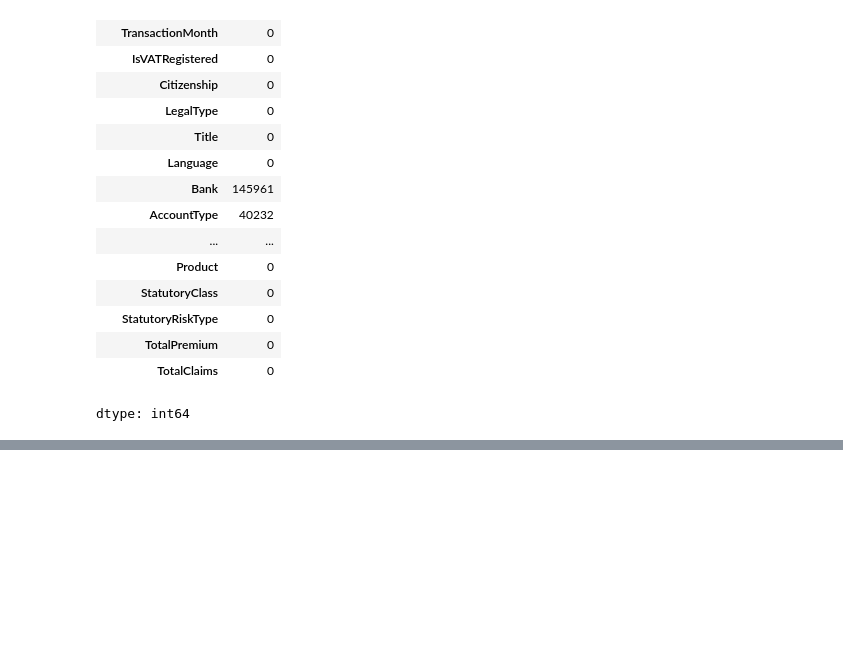
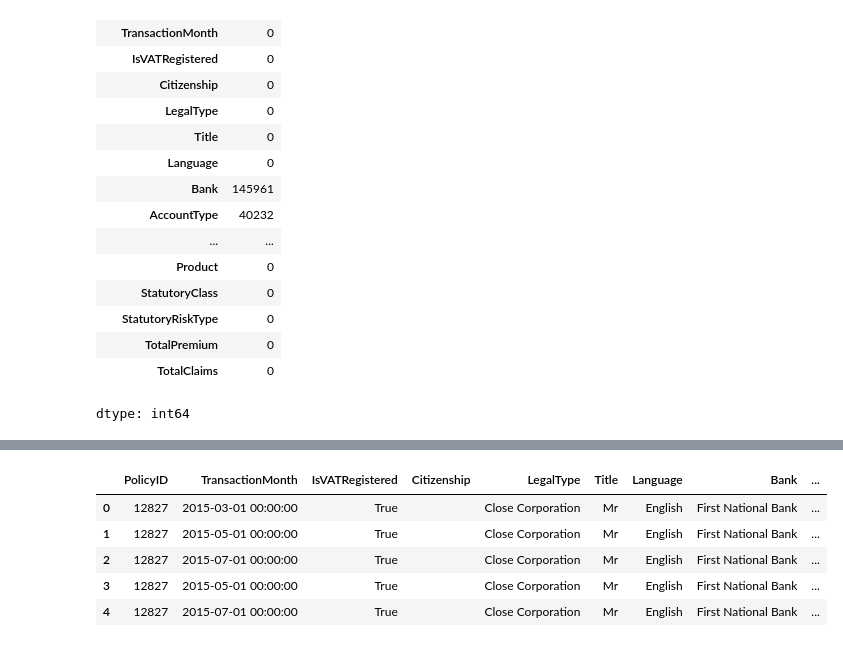
Before and after one commit to Amanzlastt/kifyaw3, a Jupyter notebook: notebooks/Eda.ipynb, the cells around one changed output, grey strips where cells are left out. Saved outputs shown, nothing was run; the diff lists cells and outputs as text; code cells hidden in the pictures; blank space fills up the shorter version.

```diff
--- a/notebooks/Eda.ipynb
+++ b/notebooks/Eda.ipynb
@@ -133,3 +153,12 @@ df_payment = group_data(df_cleaned, 'TotalPremium','TotalClaims')
+# %%
+df_cleint.head()
+# %% [output]
+|  | PolicyID | TransactionMonth | IsVATRegistered | Citizenship | LegalType | Title | Language | Bank | ... |
+| 0 | 12827 | 2015-03-01 00:00:00 | True |  | Close Corporation | Mr | English | First National Bank | ... |
+| 1 | 12827 | 2015-05-01 00:00:00 | True |  | Close Corporation | Mr | English | First National Bank | ... |
+| 2 | 12827 | 2015-07-01 00:00:00 | True |  | Close Corporation | Mr | English | First National Bank | ... |
+| 3 | 12827 | 2015-05-01 00:00:00 | True |  | Close Corporation | Mr | English | First National Bank | ... |
+| 4 | 12827 | 2015-07-01 00:00:00 | True |  | Close Corporation | Mr | English | First National Bank | ... |
 # %%
 def histogram(df):
   sns.set_style('whitegrid')
```
Also changed, not shown: parts of 10 cells of this notebook.
